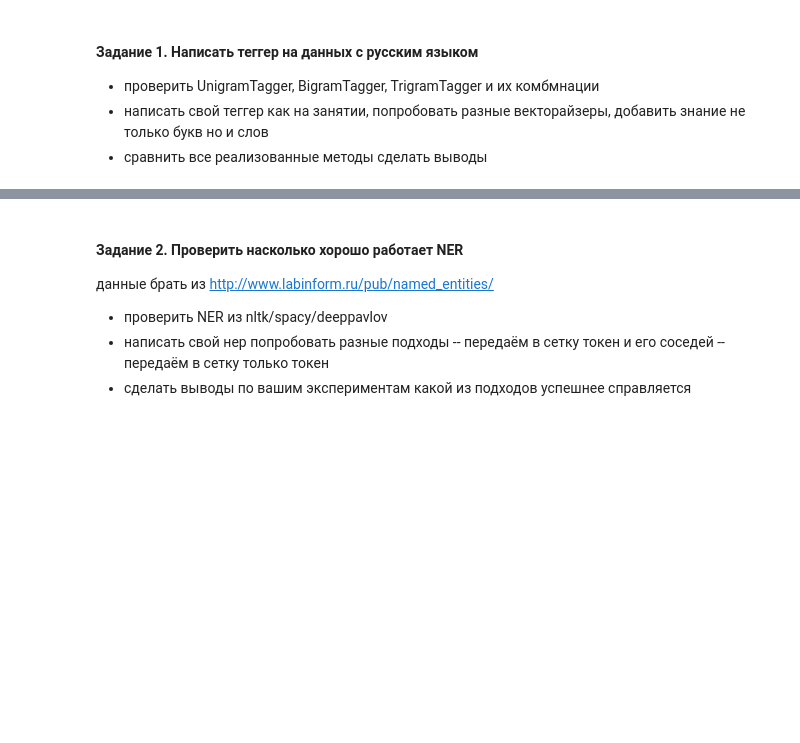
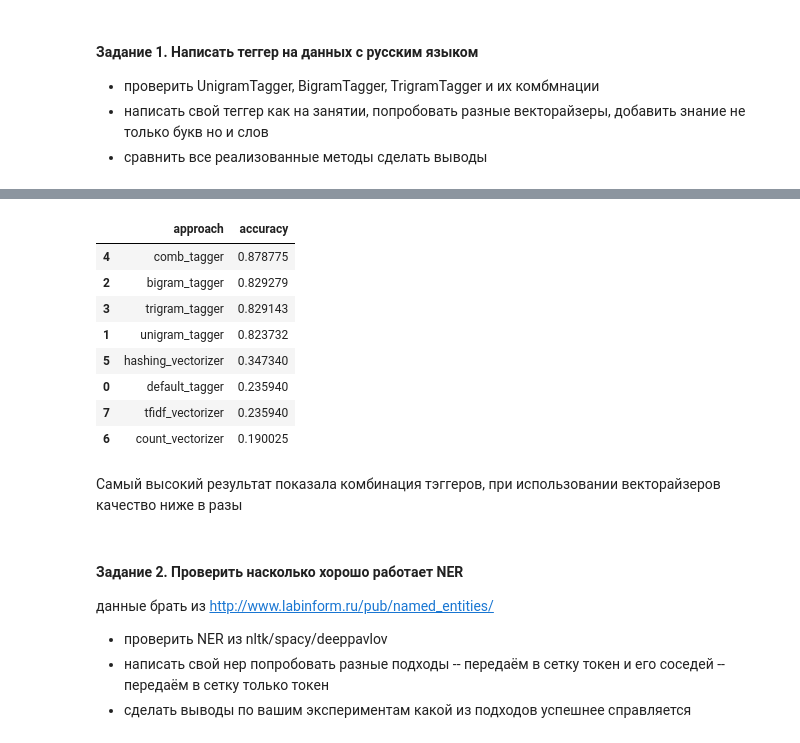
Before and after one commit to Khokhlova/NLP, a Jupyter notebook: HW_05.ipynb, the cells around one changed output, grey strips where cells are left out. Cells and saved outputs as stored; diff of their text form; code cells hidden in the pictures; blank space fills up the shorter version.

```diff
--- a/HW_05.ipynb
+++ b/HW_05.ipynb
@@ -82,0 +114,2 @@ data_tagged
+# %%
+test_enc_labels = le.transform(test_label)
@@ -83,3 +134,57 @@ data_tagged
+# %%
+# Count Vectorizer
+
+cvectorizer = CountVectorizer(ngram_range=(1, 3), analyzer='char')
+
+X_train = cvectorizer.fit_transform(train_tok)
+
+X_test = cvectorizer.transform(test_tok)
+
+lr = LogisticRegression(random_state=0, max_iter=10)
+
+lr.fit(X_train, train_enc_labels)
+
+pred = lr.predict(X_test)
+
+accuracy_score(test_enc_labels, pred)
+
+results.append(('count_vectorizer', accuracy_score(test_enc_labels, pred)))
+# %%
+# Tfidf Vectorizer
+
+tvectorizer = TfidfVectorizer(ngram_range=(1, 3), analyzer='char')
+
+X_train = tvectorizer.fit_transform(train_tok)
+
+X_test = tvectorizer.transform(test_tok)
+
+lr = LogisticRegression(random_state=0, max_iter=10)
+
+lr.fit(X_train, train_enc_labels)
+
+pred = lr.predict(X_test)
+
+accuracy_score(test_enc_labels, pred)
+
+results.append(('tfidf_vectorizer', accuracy_score(test_enc_labels, pred)))
+# %%
+# Общие результаты
+
+res_df = pd.DataFrame(results, columns=['approach', 'accuracy'])
+
+res_df.sort_values(by='accuracy', ascending=False)
+# %% [output]
+|  | approach | accuracy |
+| 4 | comb_tagger | 0.878775 |
+| 2 | bigram_tagger | 0.829279 |
+| 3 | trigram_tagger | 0.829143 |
+| 1 | unigram_tagger | 0.823732 |
+| 5 | hashing_vectorizer | 0.347340 |
+| 0 | default_tagger | 0.235940 |
+| 7 | tfidf_vectorizer | 0.235940 |
+| 6 | count_vectorizer | 0.190025 |
+# %% [markdown]
+Самый высокий результат показала комбинация тэггеров, при использовании векторайзеров качество ниже в разы
 # %% [markdown]
 #### Задание 2. Проверить насколько хорошо работает NER
 данные брать из http://www.labinform.ru/pub/named_entities/
```
Also changed, not shown: parts of 26 cells of this notebook.
